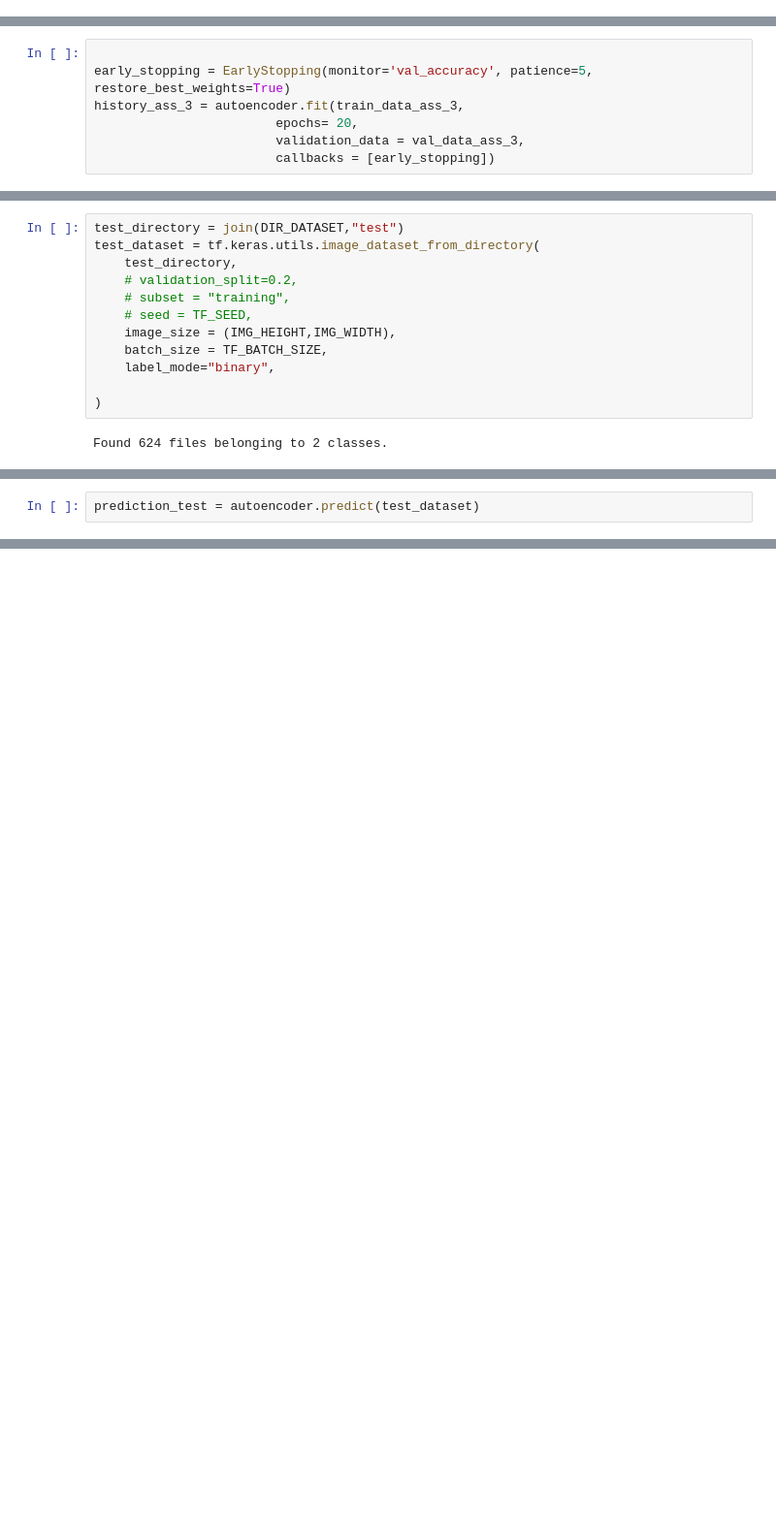
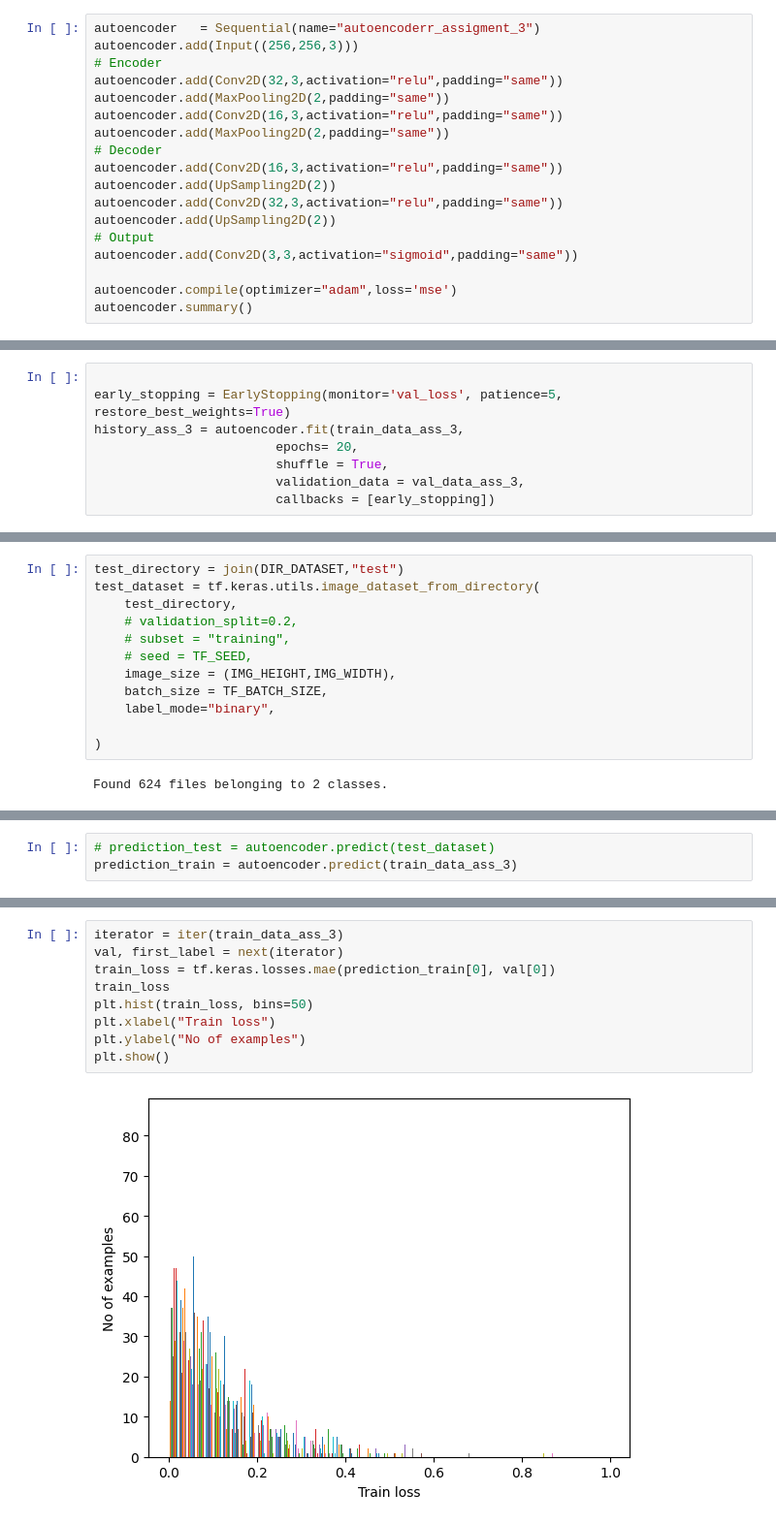
Before and after one commit to BarelHeby/Deep-Learning---Chest-X-Ray, a Jupyter notebook: Deep_Learning_Chest_Final_Project.ipynb, the cells around one changed output, grey strips where cells are left out. Shown at 97% size. Drawn from its saved outputs; the diff is of its cells as text; blank space fills up the shorter version.

```diff
--- a/Deep_Learning_Chest_Final_Project.ipynb
+++ b/Deep_Learning_Chest_Final_Project.ipynb
@@ -613 +618,19 @@ Non-trainable params: 0 (0.00 Byte)
 _________________________________________________________________
+# %%
+autoencoder   = Sequential(name="autoencoderr_assigment_3")
+autoencoder.add(Input((256,256,3)))
+# Encoder
+autoencoder.add(Conv2D(32,3,activation="relu",padding="same"))
+autoencoder.add(MaxPooling2D(2,padding="same"))
+autoencoder.add(Conv2D(16,3,activation="relu",padding="same"))
+autoencoder.add(MaxPooling2D(2,padding="same"))
+# Decoder
+autoencoder.add(Conv2D(16,3,activation="relu",padding="same"))
+autoencoder.add(UpSampling2D(2))
+autoencoder.add(Conv2D(32,3,activation="relu",padding="same"))
+autoencoder.add(UpSampling2D(2))
+# Output
+autoencoder.add(Conv2D(3,3,activation="sigmoid",padding="same"))
+
+autoencoder.compile(optimizer="adam",loss='mse')
+autoencoder.summary()
@@ -631,9 +672,10 @@ Found 1073 images belonging to 1 classes.
 Found 268 images belonging to 1 classes.
 # %%
 
-early_stopping = EarlyStopping(monitor='val_accuracy', patience=5, restore_best_weights=True)
+early_stopping = EarlyStopping(monitor='val_loss', patience=5, restore_best_weights=True)
 history_ass_3 = autoencoder.fit(train_data_ass_3,
                         epochs= 20,
+                        shuffle = True,
                         validation_data = val_data_ass_3,
                         callbacks = [early_stopping])
 # %% [output]
@@ -718,3 +713,4 @@ TypeError: '_PrefetchDataset' object is not subscriptable
 # %%
-prediction_test = autoencoder.predict(test_dataset)
+# prediction_test = autoencoder.predict(test_dataset)
+prediction_train = autoencoder.predict(train_data_ass_3)
 # %% [output]
@@ -721,0 +718,11 @@ prediction_test = autoencoder.predict(test_dataset)
+# %%
+iterator = iter(train_data_ass_3)
+val, first_label = next(iterator)
+train_loss = tf.keras.losses.mae(prediction_train[0], val[0])
+train_loss
+plt.hist(train_loss, bins=50)
+plt.xlabel("Train loss")
+plt.ylabel("No of examples")
+plt.show()
+# %% [output]
+[figure, added]
```
Also changed, not shown: parts of 15 cells of this notebook.
